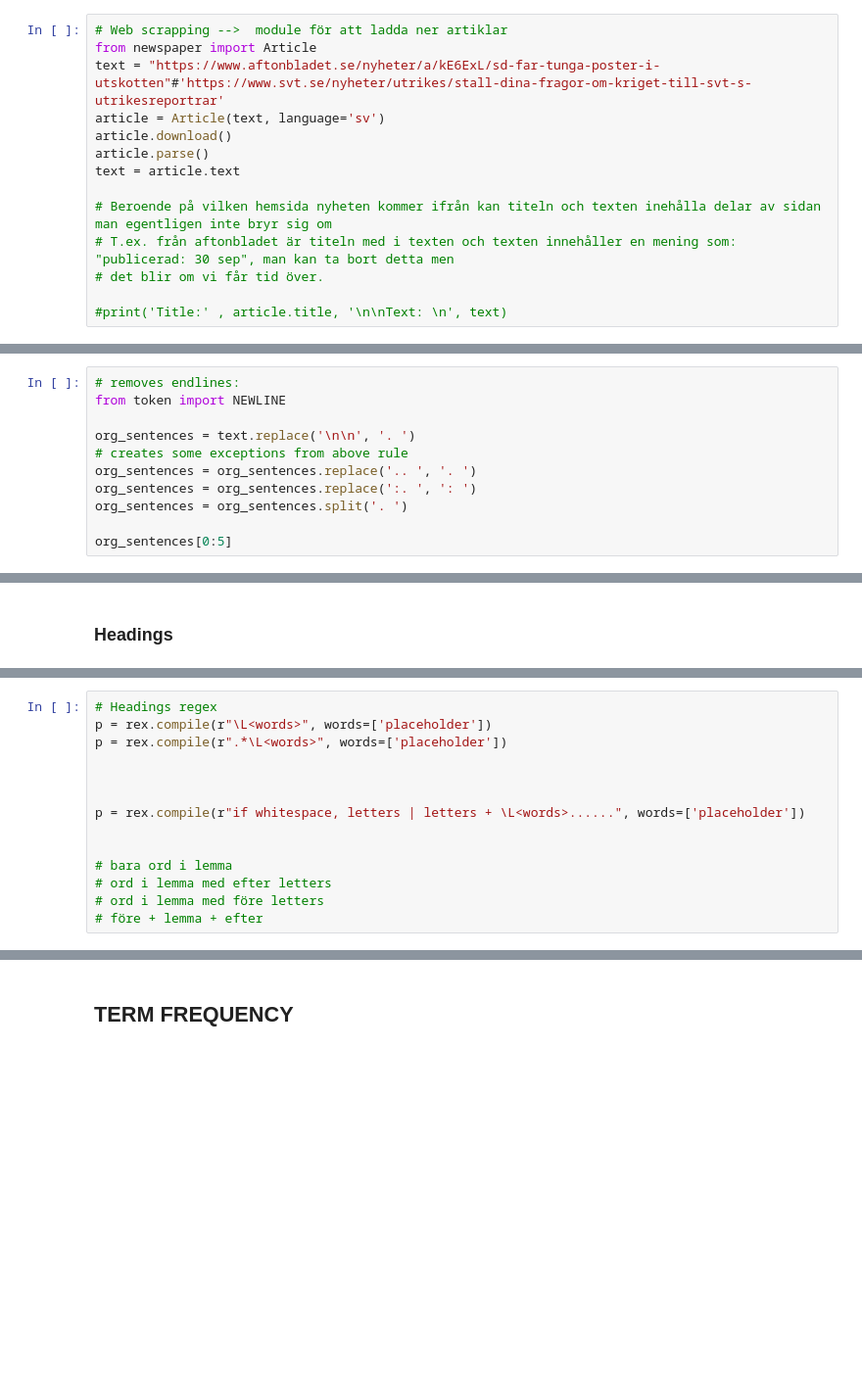
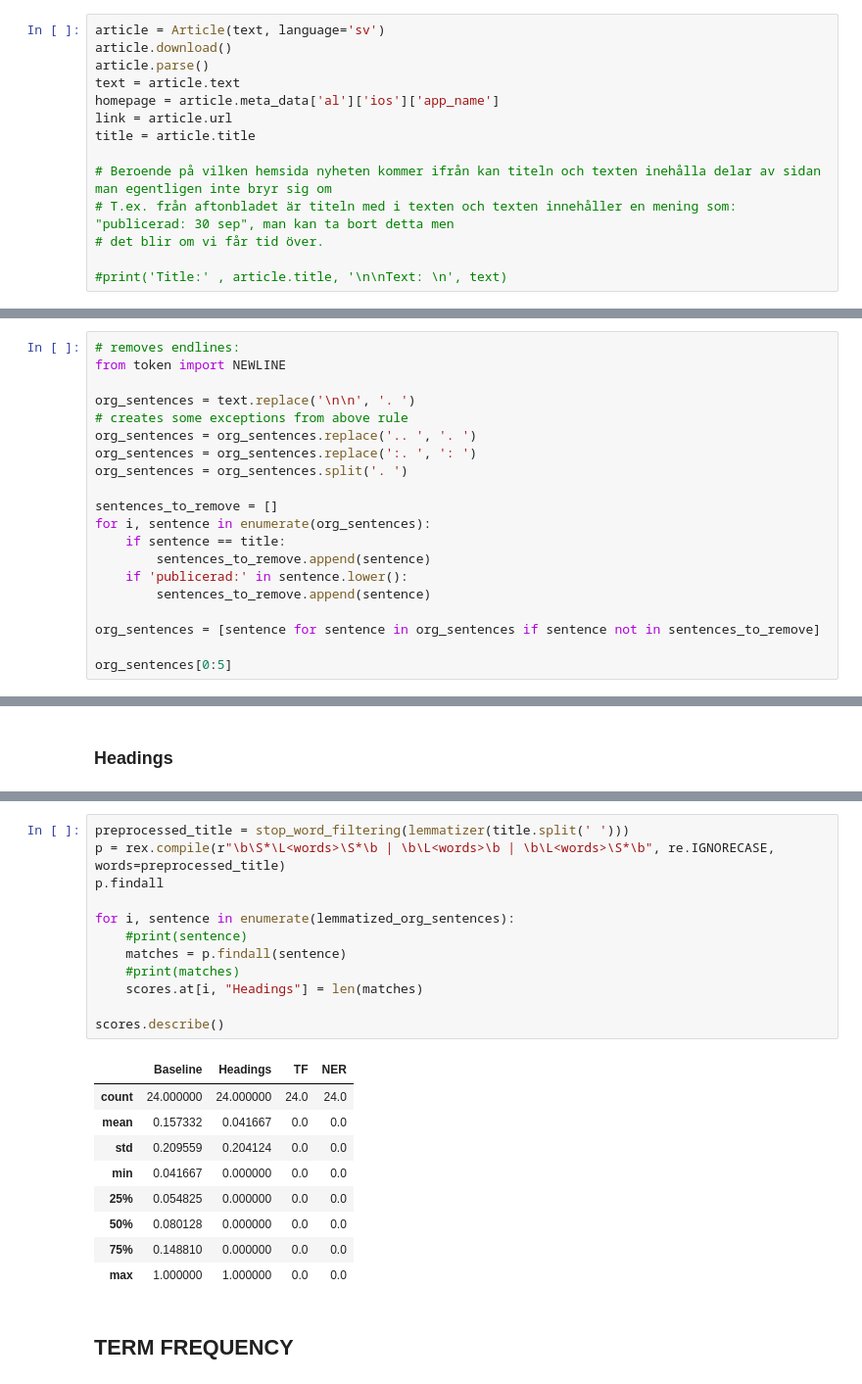
Before and after one commit to magneticmojo/swedish-news-article-summarization-jupyter-notebook, a Jupyter notebook: text_summarization.ipynb, the cells around one changed output, grey strips where cells are left out. Shown at 98% size. Drawn from its saved outputs; the diff is of its cells as text; blank space fills up the shorter version.

```diff
--- a/text_summarization.ipynb
+++ b/text_summarization.ipynb
@@ -27,11 +36,11 @@ else:
 # %%
-# Web scrapping -->  module för att ladda ner artiklar
-from newspaper import Article
-text = "https://www.aftonbladet.se/nyheter/a/kE6ExL/sd-far-tunga-poster-i-utskotten"#'https://www.svt.se/nyheter/utrikes/stall-dina-fragor-om-kriget-till-svt-s-utrikesreportrar'
 article = Article(text, language='sv')
 article.download()
 article.parse()
 text = article.text
+homepage = article.meta_data['al']['ios']['app_name']
+link = article.url
+title = article.title
 
 # Beroende på vilken hemsida nyheten kommer ifrån kan titeln och texten inehålla delar av sidan man egentligen inte bryr sig om
 # T.ex. från aftonbladet är titeln med i texten och texten innehåller en mening som: "publicerad: 30 sep", man kan ta bort detta men
@@ -71,4 +80,13 @@ org_sentences = org_sentences.replace('.. ', '. ')
 org_sentences = org_sentences.replace(':. ', ': ')
 org_sentences = org_sentences.split('. ')
 
+sentences_to_remove = []
+for i, sentence in enumerate(org_sentences):
+    if sentence == title:
+        sentences_to_remove.append(sentence)
+    if 'publicerad:' in sentence.lower():
+        sentences_to_remove.append(sentence)
+
+org_sentences = [sentence for sentence in org_sentences if sentence not in sentences_to_remove]
+
 org_sentences[0:5]
@@ -194,14 +253,0 @@ scores.describe()
-# %%
-# Headings regex
-p = rex.compile(r"\L<words>", words=['placeholder'])
-p = rex.compile(r".*\L<words>", words=['placeholder'])
-
-
-
-p = rex.compile(r"if whitespace, letters | letters + \L<words>......", words=['placeholder'])
-
-
-# bara ord i lemma
-# ord i lemma med efter letters
-# ord i lemma med före letters
-# före + lemma + efter
@@ -208,3 +262,25 @@ p = rex.compile(r"if whitespace, letters | letters + \L<words>......", words=['p
+# %%
+preprocessed_title = stop_word_filtering(lemmatizer(title.split(' ')))
+p = rex.compile(r"\b\S*\L<words>\S*\b | \b\L<words>\b | \b\L<words>\S*\b", re.IGNORECASE, words=preprocessed_title)
+p.findall
+
+for i, sentence in enumerate(lemmatized_org_sentences):
+    #print(sentence)
+    matches = p.findall(sentence)
+    #print(matches)
+    scores.at[i, "Headings"] = len(matches)
+
+scores.describe()
+# %% [output]
+|  | Baseline | Headings | TF | NER |
+| count | 24.000000 | 24.000000 | 24.0 | 24.0 |
+| mean | 0.157332 | 0.041667 | 0.0 | 0.0 |
+| std | 0.209559 | 0.204124 | 0.0 | 0.0 |
+| min | 0.041667 | 0.000000 | 0.0 | 0.0 |
+| 25% | 0.054825 | 0.000000 | 0.0 | 0.0 |
+| 50% | 0.080128 | 0.000000 | 0.0 | 0.0 |
+| 75% | 0.148810 | 0.000000 | 0.0 | 0.0 |
+| max | 1.000000 | 1.000000 | 0.0 | 0.0 |
 # %% [markdown]
 ## TERM FREQUENCY
 # %%
```
Also changed, not shown: parts of 27 cells of this notebook, 4 other files.
